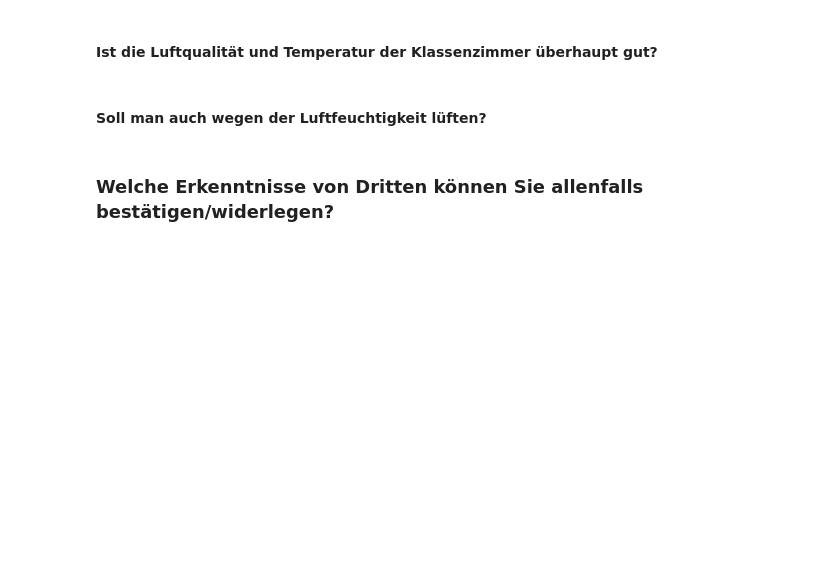
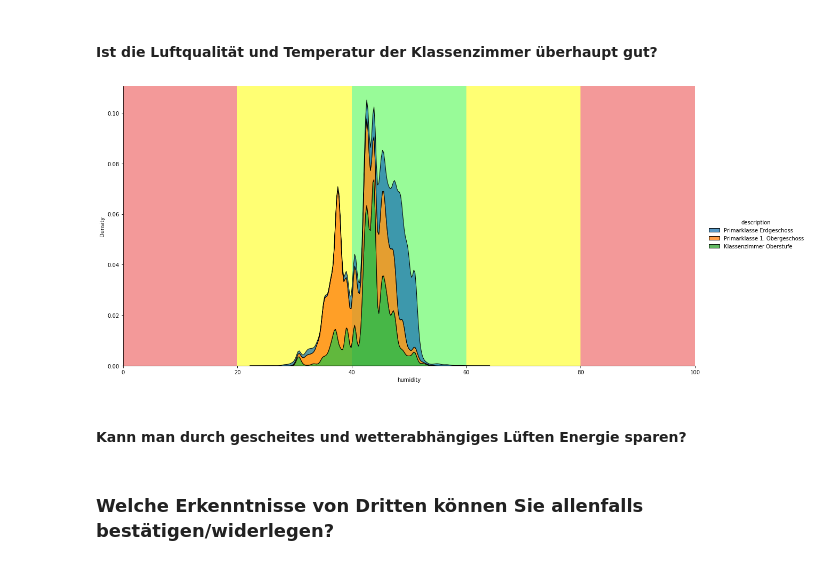
Before and after one commit to Smart-Classroom-Challenge/Data-Evaluation, a Jupyter notebook: data-evaluation.ipynb, the cells around one changed output. Saved outputs shown, nothing was run; the diff lists cells and outputs as text; code cells hidden in the pictures; blank space fills up the shorter version.

Commit message:
add analysis of classroom humidity

```diff
--- a/data-evaluation.ipynb
+++ b/data-evaluation.ipynb
@@ -674,8 +675,31 @@ plt.show()
 [figure]
 # %% [markdown]
 #### Ist die Luftqualität und Temperatur der Klassenzimmer überhaupt gut?
-# %% [markdown]
-#### Soll man auch wegen der Luftfeuchtigkeit lüften?
+# %%
+data_eg = get_measurement(name = "Primarklasse_EG", startDate = "2022-04-21 00:00:00", endDate = "2022-05-12 00:00:00")
+
+data_og = get_measurement(name = "Primarklasse_OG1", startDate = "2022-04-21 00:00:00", endDate = "2022-05-12 00:00:00")
+
+data_os = get_measurement(name = "oberstufe", startDate = "2022-04-21 00:00:00", endDate = "2022-05-12 00:00:00")
+
+data = pd.concat([data_eg, data_og, data_os]).reset_index()
+
+meteo = get_meteo(startDate = "2022-04-21 00:00:00", endDate = "2022-05-12 00:00:00")
+# %%
+sns.displot(data, x = "humidity", kind = "kde", hue = "description", height = 8, aspect = 2, multiple = "stack", zorder = 2)
+plt.xlim(0, 100)
+
+plt.axvspan(0, 20, facecolor = "lightcoral", alpha = 0.8, zorder = 1)
+plt.axvspan(20, 40, facecolor = "yellow", alpha = 0.55, zorder = 1)
+plt.axvspan(40, 60, facecolor = "palegreen", zorder = 1)
+plt.axvspan(60, 80, facecolor = "yellow", alpha = 0.55, zorder = 1)
+plt.axvspan(80, 100, facecolor = "lightcoral", alpha = 0.8, zorder = 1)
+
+plt.show()
+# %% [output]
+[figure, added]
+# %% [markdown]
+#### Kann man durch gescheites und wetterabhängiges Lüften Energie sparen?
 # %% [markdown]
 ### Welche Erkenntnisse von Dritten können Sie allenfalls bestätigen/widerlegen?
 # %% [markdown]
```
Also changed, not shown: parts of 3 cells of this notebook.
